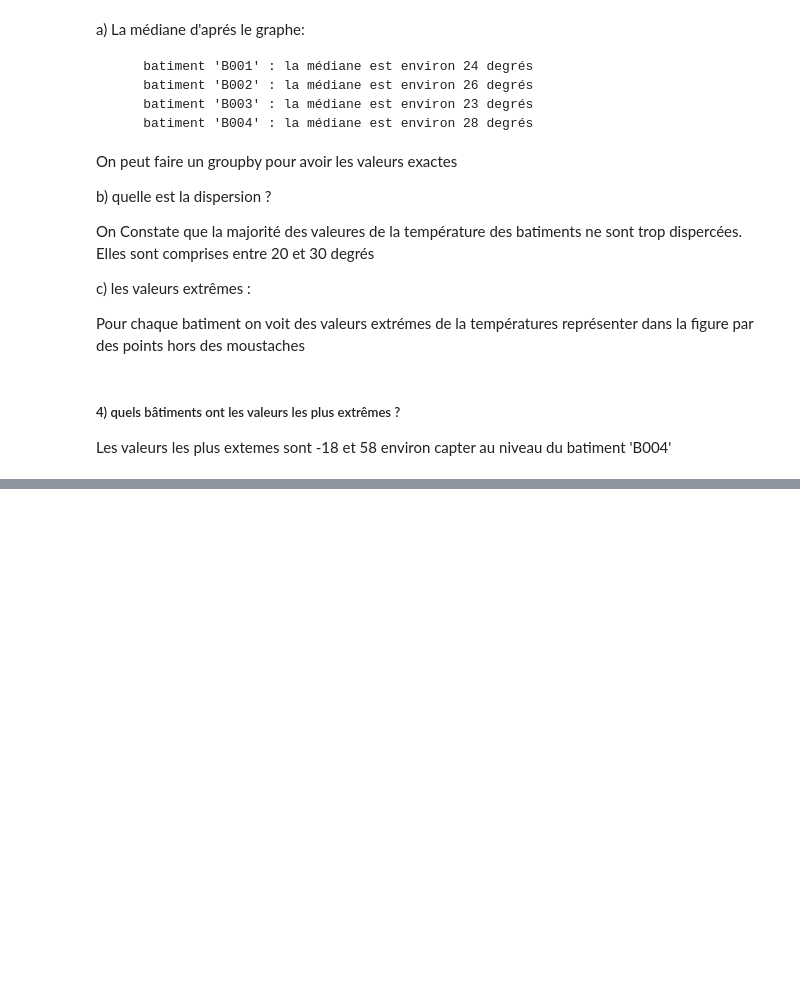
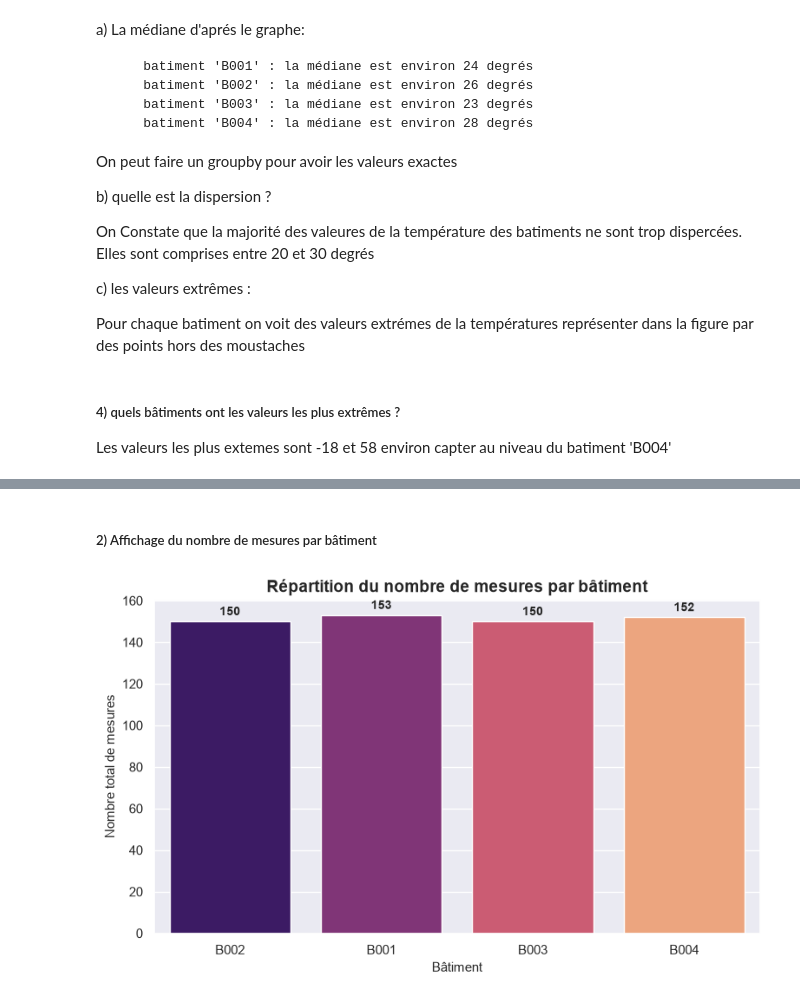
Before and after one commit to cheikhahmedtidiane/atelier_seaborn_iot, a Jupyter notebook: notebooks/atelier_seaborn_iot.ipynb, the cells around one changed output, grey strips where cells are left out. Drawn from its saved outputs; the diff is of its cells as text; code cells hidden in the pictures; blank space fills up the shorter version.

```diff
--- a/notebooks/atelier_seaborn_iot.ipynb
+++ b/notebooks/atelier_seaborn_iot.ipynb
@@ -256,0 +284,26 @@ Les valeurs les plus extemes sont -18 et 58 environ capter au niveau du batiment
+# %% [markdown]
+##### 2) Affichage du nombre de mesures par bâtiment
+# %%
+sns.set_theme(style="darkgrid")
+
+plt.figure(figsize=(9, 5))
+ax = sns.countplot(
+    data=df,
+    x="batiment",
+    palette="magma",     # Palette de couleurs chaudes (du violet au jaune)
+    hue="batiment",      # Assigne une couleur unique par bâtiment
+    legend=False
+)
+
+# valeurs automatiques au-dessus des barres
+for container in ax.containers:
+    ax.bar_label(container, fontsize=10, fontweight="bold", padding=3)
+
+
+plt.title("Répartition du nombre de mesures par bâtiment", fontsize=14, fontweight="bold")
+plt.xlabel("Bâtiment", fontsize=11)
+plt.ylabel("Nombre total de mesures", fontsize=11)
+
+plt.show()
+# %% [output]
+[figure, added]
```
Also changed, not shown: parts of 4 cells of this notebook.
